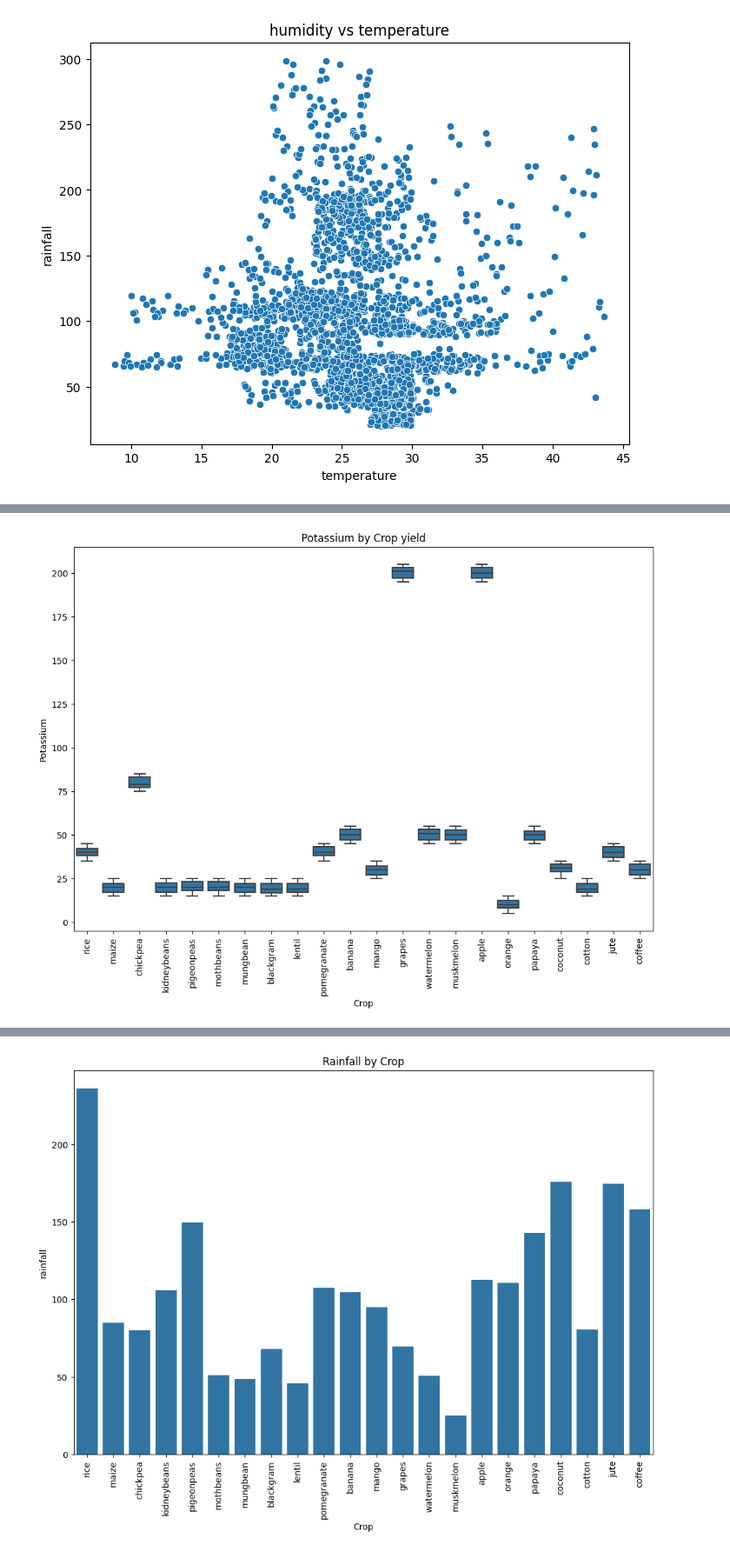
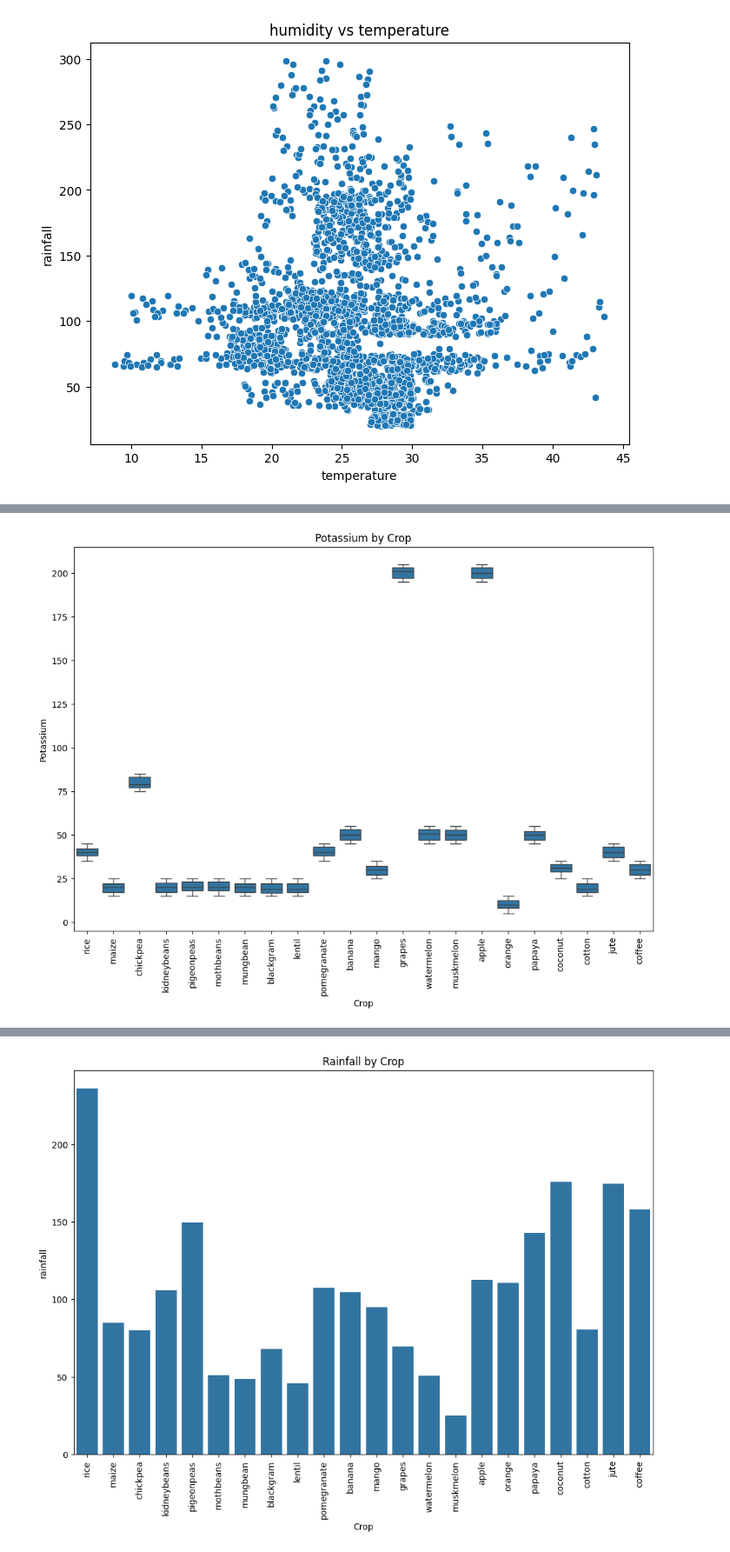
Before and after one commit to Exwhybaba/Crop-Recommendation-System, a Jupyter notebook: Crop recomendation model.ipynb, the cells around one changed output, grey strips where cells are left out. Shown at 87% size. Saved outputs shown, nothing was run; the diff lists cells and outputs as text; code cells hidden in the pictures.

```diff
--- a/Crop recomendation model.ipynb
+++ b/Crop recomendation model.ipynb
@@ -182,12 +183,12 @@ plt.xticks(rotation = 90);
 # %%
 plt.figure(figsize= [12,8])
 sb.boxplot(data= df, x = 'label', y= 'K', color= sb.color_palette()[0])
-plt.title('Potassium by Crop yield')
+plt.title('Potassium by Crop')
 plt.ylabel('Potassium')
 plt.xlabel('Crop')
 plt.xticks(rotation = 90);
 # %% [output]
-[figure, old version]
+[figure, new version]
 # %%
 plt.figure(figsize= [12,8])
 sb.barplot(data= df, x = 'label', y= 'temperature', color= sb.color_palette()[0], errorbar= None)
```
Also changed, not shown: parts of 26 cells of this notebook, 5 other files.
